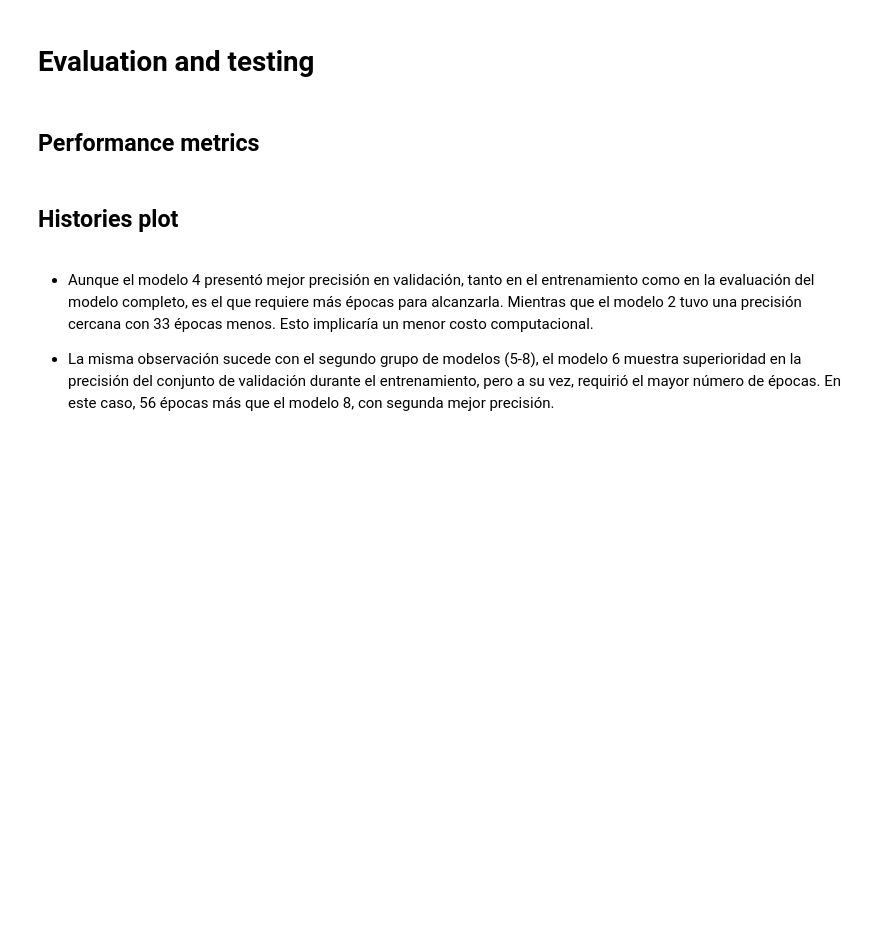
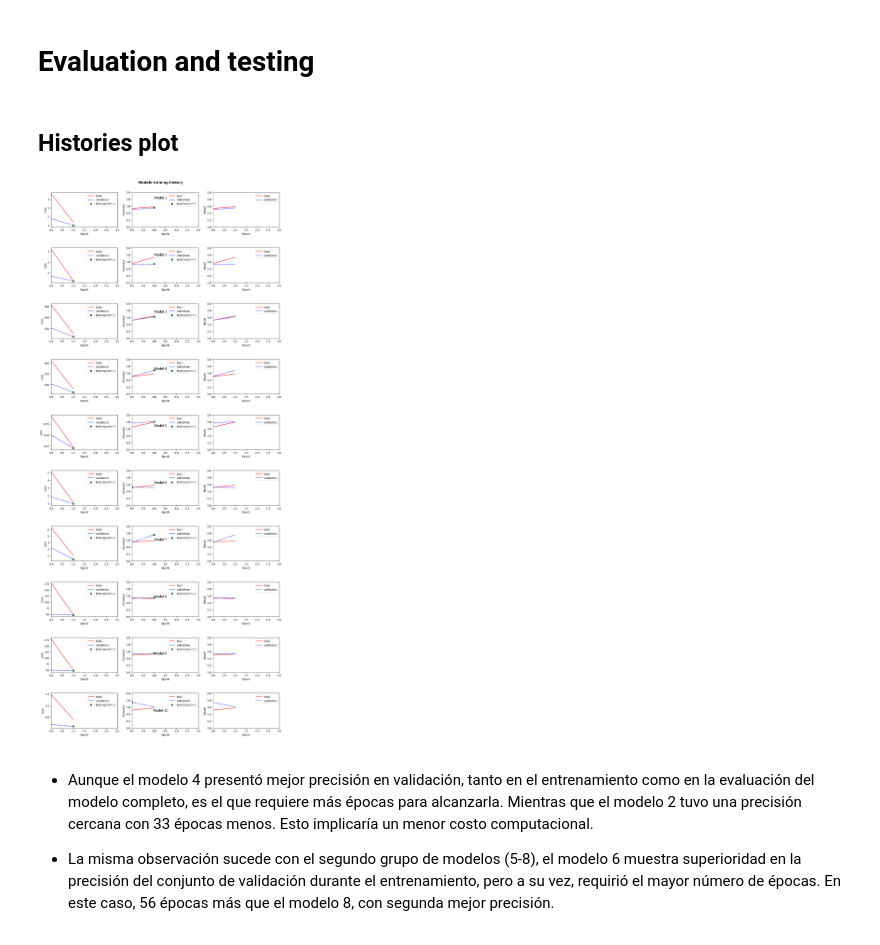
Before and after one commit to melissaortegaa/monografia, a Jupyter notebook: 02_baseline.ipynb, the cells around one changed output. Drawn from its saved outputs; the diff is of its cells as text; code cells hidden in the pictures; blank space fills up the shorter version.

Commit message:
validation_generator

```diff
--- a/02_baseline.ipynb
+++ b/02_baseline.ipynb
@@ -400,17 +496,13 @@ for i, (name, loss, optimizer, dropout, activation_output, use_regularization) i
     model = create_cnn_model(loss, optimizer, dropout, activation_output, use_regularization)
     models.append(model)
 
-    # Tensorboard callback
-    logdir = os.path.join(logdir_parent, name, datetime.datetime.now().strftime("%Y%m%d-%H%M%S"))
-    tensorboard_callback = TensorBoard(logdir, histogram_freq=1)
-
     # Train the model
     print(f"\nModel {i+1}\n{'--'*20}")
     history = model.fit(
         train_generator,
         steps_per_epoch=STEPS_PER_EPOCH,
         epochs=EPOCHS,
-        validation_data=test_generator,
+        validation_data=validation_generator,
         validation_steps=VALIDATION_STEPS,
         verbose=0,
         callbacks=[earlystop, checkpoint],
@@ -498,10 +563,3 @@ all_history = pd.concat(training_histories)
-# %% [markdown]
-## Performance metrics
-# %%
-# Visualize validation loss and accuracy for each model
-for i, model in enumerate(models):
-    print(f"\nModel {i+1}\n{'--'*20}")
-    loss, accuracy, recall = model.evaluate(validation_generator)
 # %% [markdown]
 ## Histories plot
 # %%
@@ -510,7 +568,7 @@ histories = [result[1] for result in results]
 titles = [result[0] for result in results]
 
 # Figures
-fig, axes = plt.subplots(len(histories),3, figsize= (13,25))
+fig, axes = plt.subplots(len(histories),3, figsize= (13,30))
 
 # Get x-axis lenght
 max_epoch = max([max(history.epoch) for history in histories])
@@ -538,36 +596,39 @@ for i, history in enumerate(histories):
         axes[i,0].plot(hist['epoch'], hist['val_loss'], label = 'validation',ls ='--', color = 'blue')
         axes[i,0].scatter(index_loss, val_lowest,s=40, c='green', label=loss_label)
         axes[i,0].set_ylabel('Loss')
 
         # Plot accuracy
         axes[i,1].plot(hist['epoch'], hist['accuracy'], label= 'train',  ls ='-', color = 'red')
         axes[i,1].plot(hist['epoch'], hist['val_accuracy'], label = 'validation', ls = '--', color = 'blue')
         axes[i,1].scatter(index_acc, val_max, s=40, c='green', label=acc_label)
+        axes[i,1].set_yticks([0, 0.2, 0.4, 0.6, 0.8, 1.0])
         axes[i,1].set_ylabel('Accuracy')
 
         # Plot recall
         val_recall_columns = [col for col in hist.columns if 'recall' in col]
         if val_recall_columns:
             axes[i,2].plot(hist['epoch'], hist[val_recall_columns[0]], label= 'train',  ls ='-', color = 'red')
             axes[i,2].plot(hist['epoch'], hist[val_recall_columns[1]], label= 'validation', ls = '--', color = 'blue')
+            axes[i,2].set_yticks([0, 0.2, 0.4, 0.6, 0.8, 1.0])
             axes[i,2].set_ylabel('Recall')
         else:
             print(f"No se encontraron columnas de recall en la historia del modelo {titles[i]}")
 
         # Styling
         for j in range(3):
             axes[i,j].set_xlabel('Epoch')
             axes[i,j].legend()
             axes[i,j].set_xlim([0, max_epoch+2])
-           # axes[i,j].set_ylim([0, 1])
 
-        plt.subplots_adjust(hspace=0.5)
+        plt.tight_layout()
         plt.figtext(0.5, ((i*-0.10) + 0.95), titles[i], va="center", ha="center", size=12)
 
 fig.suptitle("Models training history", fontsize = 13, weight='bold')
 plt.tight_layout()
-plt.subplots_adjust(top=0.93, hspace= 0.6)
+plt.subplots_adjust(top=0.96, hspace=0.6)
 plt.show();
+# %% [output]
+[figure, added]
 # %% [markdown]
 - Aunque el modelo 4 presentó mejor precisión en validación, tanto en el entrenamiento como en la evaluación del modelo completo, es el que requiere más épocas para alcanzarla. Mientras que el modelo 2 tuvo una precisión cercana con 33 épocas menos. Esto implicaría un menor costo computacional.
 
```
Also changed, not shown: parts of 19 cells of this notebook.
